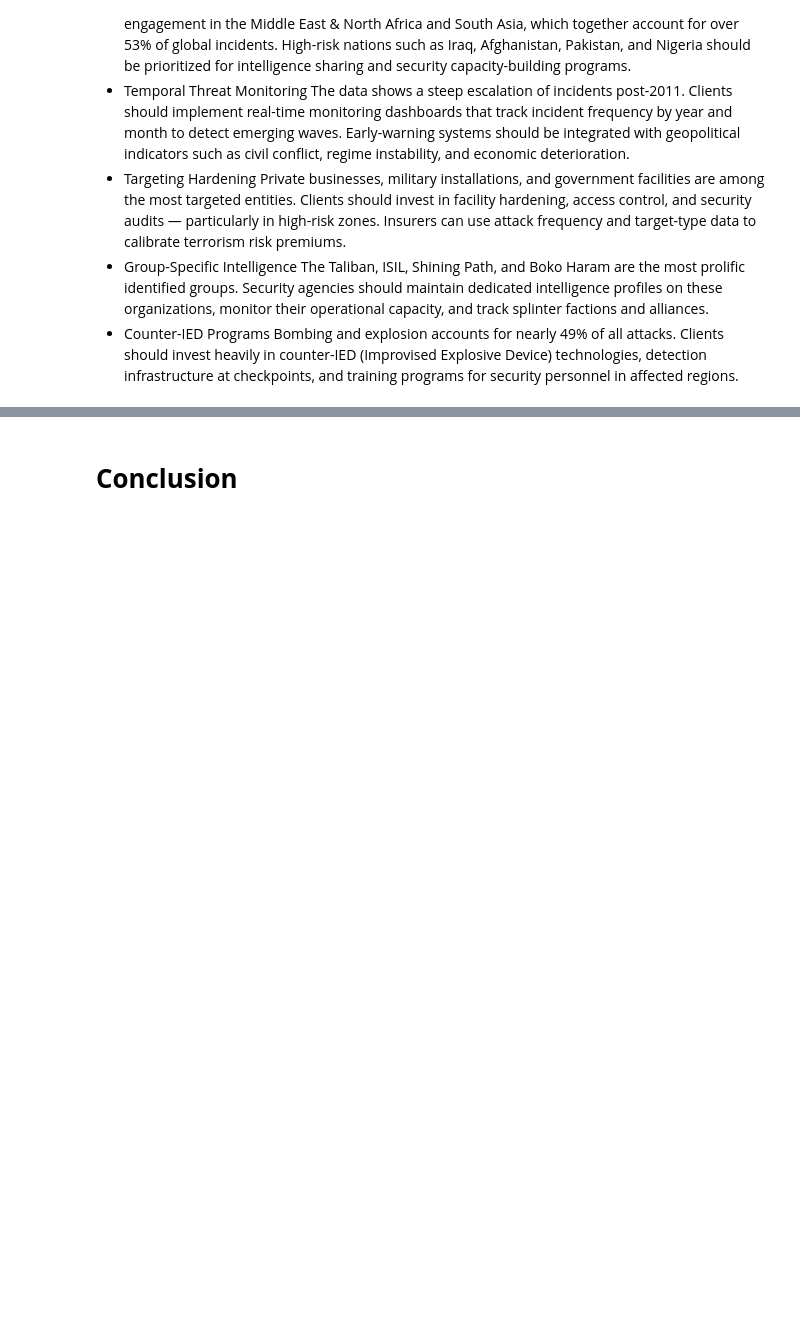
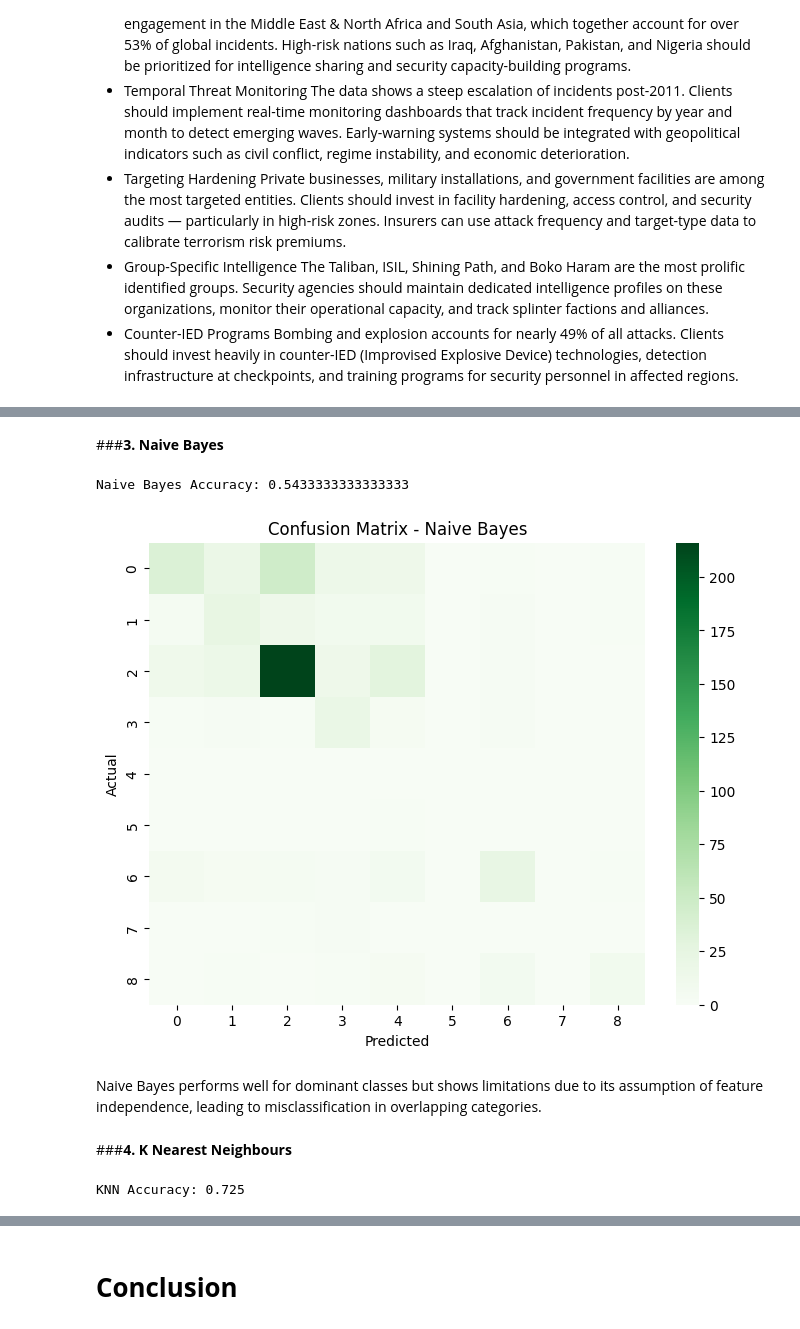
Before and after one commit to DivyankBaluni/Global-Terrorism-Analysis-and-ML, a Jupyter notebook: global_terrorism_analysis_ml.ipynb, the cells around one changed output, grey strips where cells are left out. Drawn from its saved outputs; the diff is of its cells as text; code cells hidden in the pictures; blank space fills up the shorter version.

```diff
--- a/global_terrorism_analysis_ml.ipynb
+++ b/global_terrorism_analysis_ml.ipynb
@@ -1374,0 +1452,30 @@ checkpoints, and training programs for security personnel in affected regions.
+# %% [markdown]
+###**3. Naive Bayes**
+# %%
+from sklearn.naive_bayes import GaussianNB
+
+model_nb = GaussianNB()
+
+model_nb.fit(X_train, y_train)
+
+y_pred_nb = model_nb.predict(X_test)
+
+print("Naive Bayes Accuracy:", accuracy_score(y_test, y_pred_nb))
+# %% [output]
+Naive Bayes Accuracy: 0.5433333333333333
+# %%
+# Confusion matrix
+cm_nb = confusion_matrix(y_test, y_pred_nb)
+
+plt.figure(figsize=(8,6))
+sns.heatmap(cm_nb, cmap='Greens')
+plt.title("Confusion Matrix - Naive Bayes")
+plt.xlabel("Predicted")
+plt.ylabel("Actual")
+plt.show()
+# %% [output]
+[figure, added]
+# %% [markdown]
+Naive Bayes performs well for dominant classes but shows limitations due to its assumption of feature independence, leading to misclassification in overlapping categories.
+# %% [markdown]
+###**4. K Nearest Neighbours**
@@ -1374,0 +1490,11 @@ checkpoints, and training programs for security personnel in affected regions.
+# %%
+model_knn = KNeighborsClassifier(n_neighbors=5)
+
+model_knn.fit(X_train, y_train)
+
+y_pred_knn = model_knn.predict(X_test)
+
+from sklearn.metrics import accuracy_score
+print("KNN Accuracy:", accuracy_score(y_test, y_pred_knn))
+# %% [output]
+KNN Accuracy: 0.725
```
Also changed, not shown: parts of 35 cells of this notebook.
